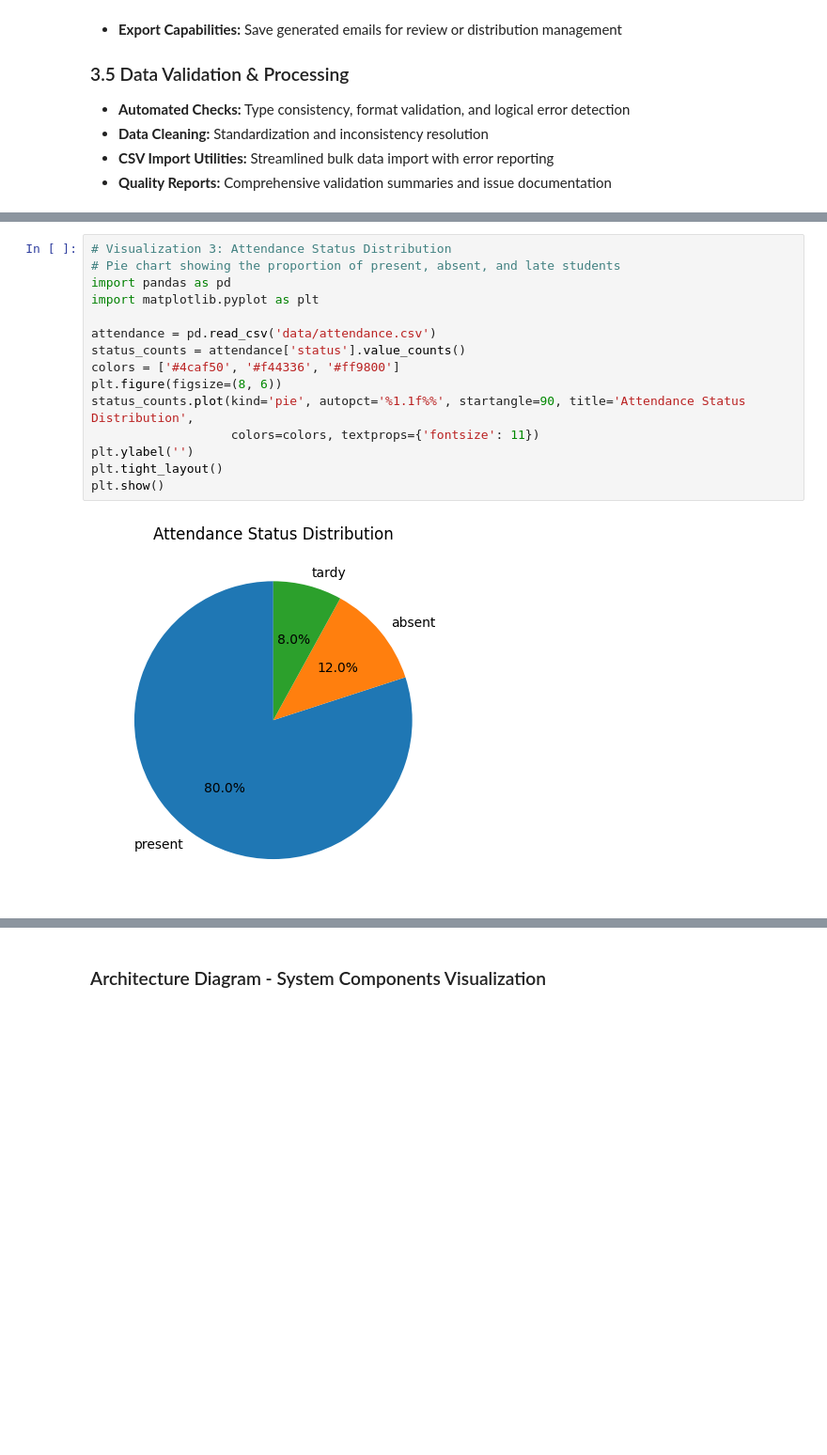
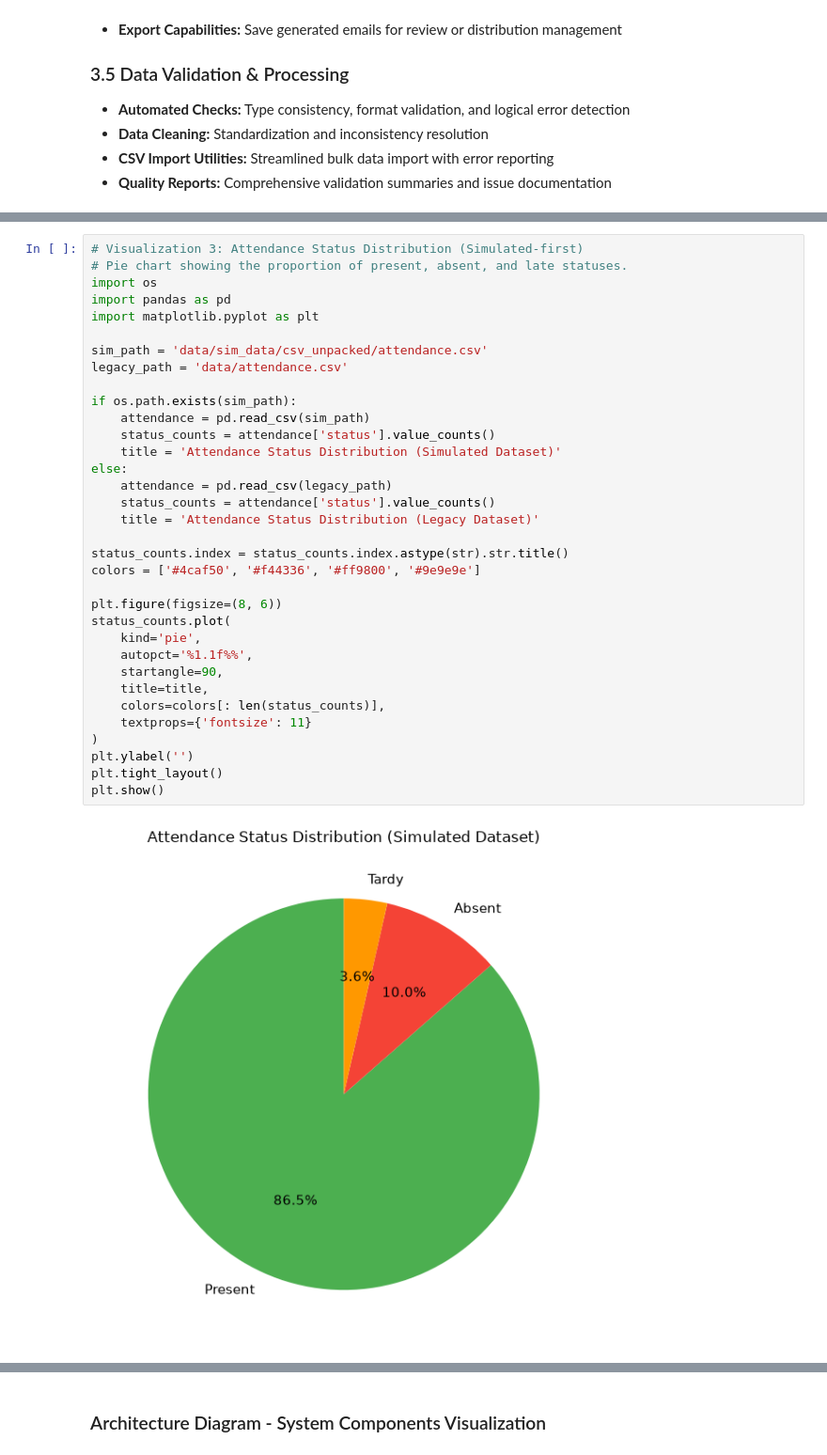
Before and after one commit to sanjaykshetri/Teacher_Assistant_Dashboard, a Jupyter notebook: Teacher_Assistant_Dashboard_Technical_Report.ipynb, the cells around one changed output, grey strips where cells are left out. Shown at 94% size. Saved outputs shown, nothing was run; the diff lists cells and outputs as text; blank space fills up the shorter version.

```diff
--- a/Teacher_Assistant_Dashboard_Technical_Report.ipynb
+++ b/Teacher_Assistant_Dashboard_Technical_Report.ipynb
@@ -179,20 +222,39 @@ plt.show()
 # %%
-# Visualization 3: Attendance Status Distribution
-# Pie chart showing the proportion of present, absent, and late students
+# Visualization 3: Attendance Status Distribution (Simulated-first)
+# Pie chart showing the proportion of present, absent, and late statuses.
+import os
 import pandas as pd
 import matplotlib.pyplot as plt
 
-attendance = pd.read_csv('data/attendance.csv')
-status_counts = attendance['status'].value_counts()
-colors = ['#4caf50', '#f44336', '#ff9800']
+sim_path = 'data/sim_data/csv_unpacked/attendance.csv'
+legacy_path = 'data/attendance.csv'
+
+if os.path.exists(sim_path):
+    attendance = pd.read_csv(sim_path)
+    status_counts = attendance['status'].value_counts()
+    title = 'Attendance Status Distribution (Simulated Dataset)'
+else:
+    attendance = pd.read_csv(legacy_path)
+    status_counts = attendance['status'].value_counts()
+    title = 'Attendance Status Distribution (Legacy Dataset)'
+
+status_counts.index = status_counts.index.astype(str).str.title()
+colors = ['#4caf50', '#f44336', '#ff9800', '#9e9e9e']
+
 plt.figure(figsize=(8, 6))
-status_counts.plot(kind='pie', autopct='%1.1f%%', startangle=90, title='Attendance Status Distribution',
-                   colors=colors, textprops={'fontsize': 11})
+status_counts.plot(
+    kind='pie',
+    autopct='%1.1f%%',
+    startangle=90,
+    title=title,
+    colors=colors[: len(status_counts)],
+    textprops={'fontsize': 11}
+)
 plt.ylabel('')
 plt.tight_layout()
 plt.show()
 # %% [output]
-[figure, old version]
+[figure, new version]
 # %% [markdown]
 ## 4. Data Pipeline & Processing
 
```
Also changed, not shown: parts of 25 cells of this notebook, 2 other files.
